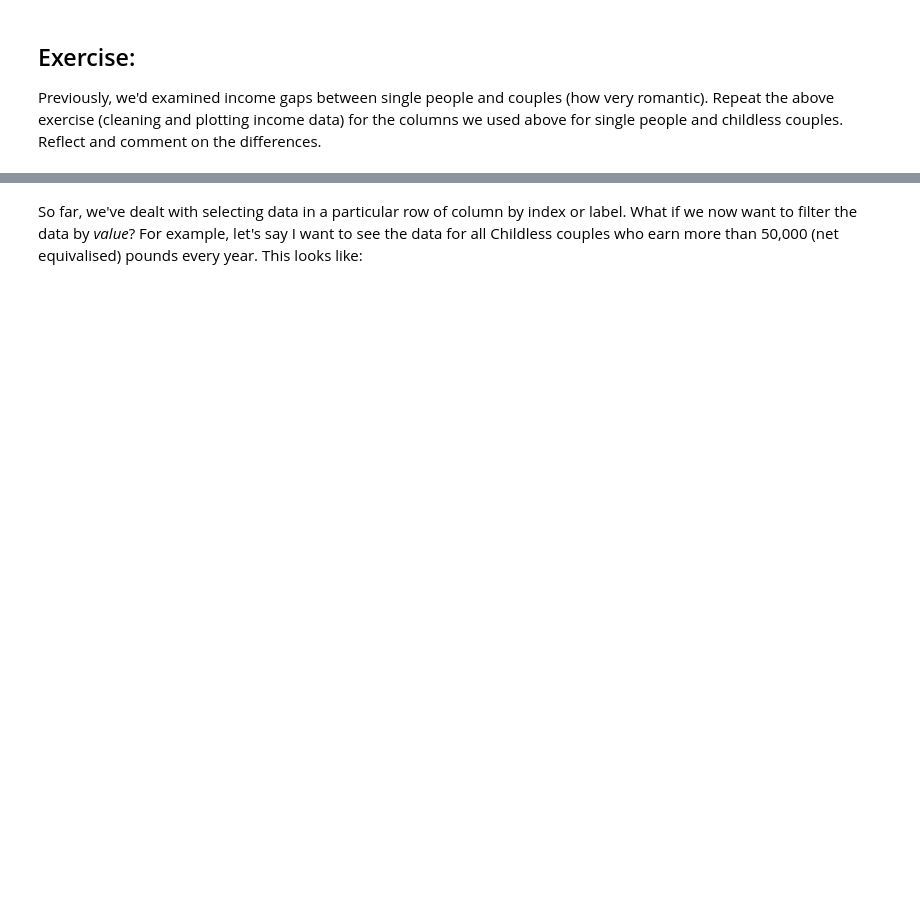
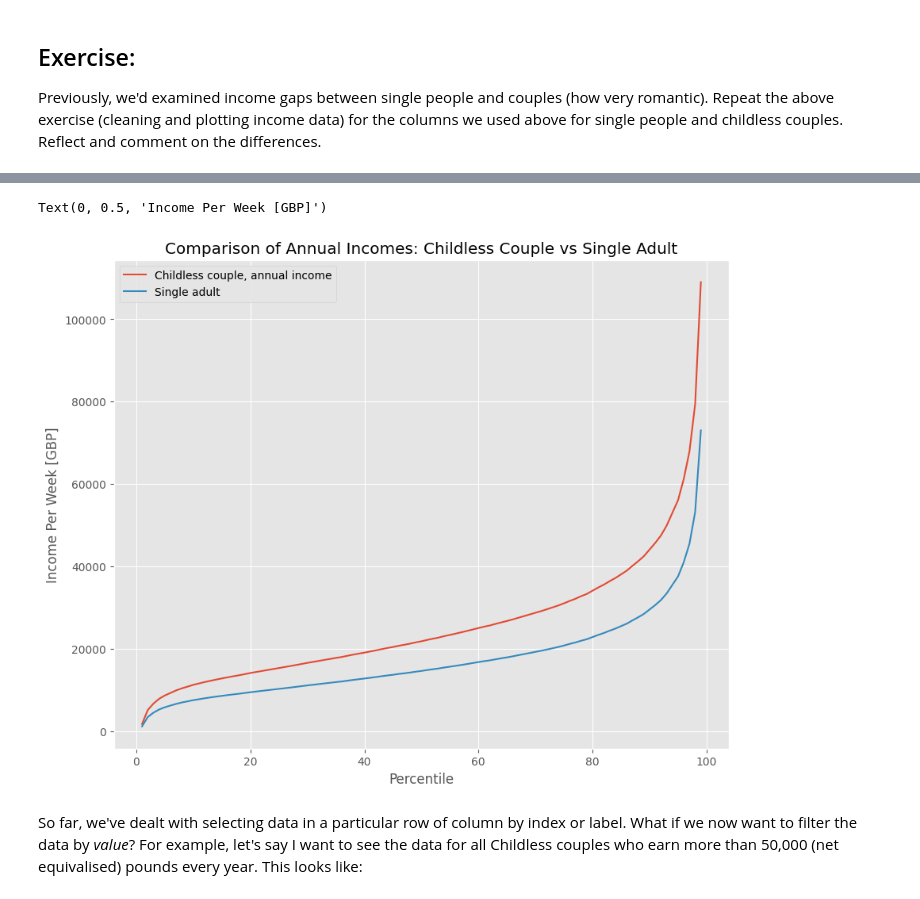
Before and after one commit to Yukiii0517/QM2, a Jupyter notebook: W2_Working_with_Data_in_Pandas.ipynb, the cells around one changed output, grey strips where cells are left out. Drawn from its saved outputs; the diff is of its cells as text; code cells hidden in the pictures; blank space fills up the shorter version.

```diff
--- a/W2_Working_with_Data_in_Pandas.ipynb
+++ b/W2_Working_with_Data_in_Pandas.ipynb
@@ -310,0 +345,3 @@ print("Enter your code here")
+# %%
+clean2 = income[['Childless couple, annual income','Single adult']]
+clean2.head()
@@ -310,0 +356,4 @@ print("Enter your code here")
+# %%
+clean2=clean2.replace(',', '', regex=True)
+clean2 = clean2.replace('-', 'NaN', regex=True).astype('float')
+clean2.head()
@@ -311,3 +368,11 @@ print("Enter your code here")
+# %%
+clean2.plot()
+plt.title('Comparison of Annual Incomes: Childless Couple vs Single Adult')
+plt.xlabel('Percentile')
+plt.ylabel('Income Per Week [GBP]')
+# %% [output]
+Text(0, 0.5, 'Income Per Week [GBP]')
+[figure, added]
 # %%
 Add your reflection here.
 # %% [markdown]
```
Also changed, not shown: parts of 21 cells of this notebook.
